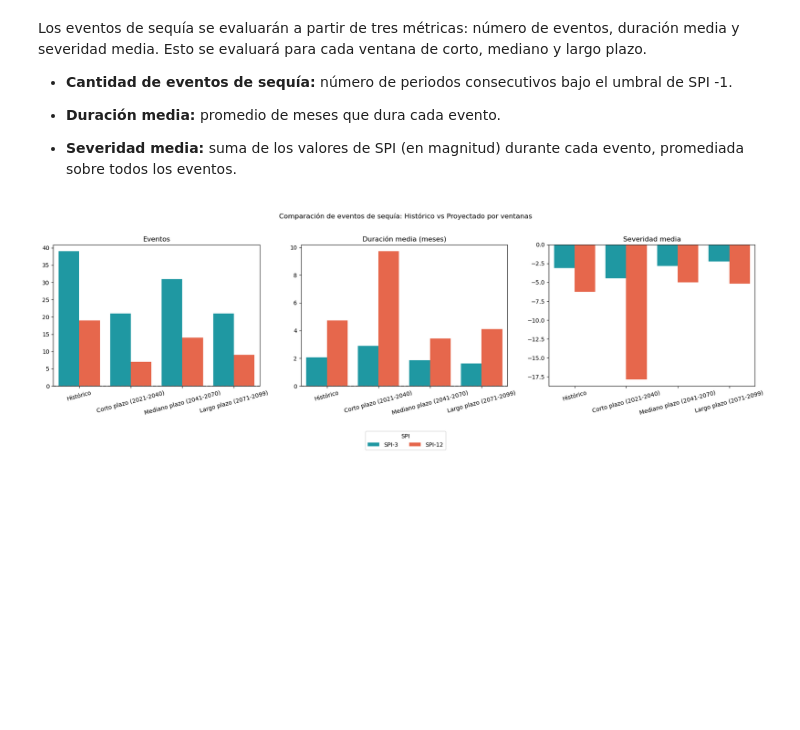
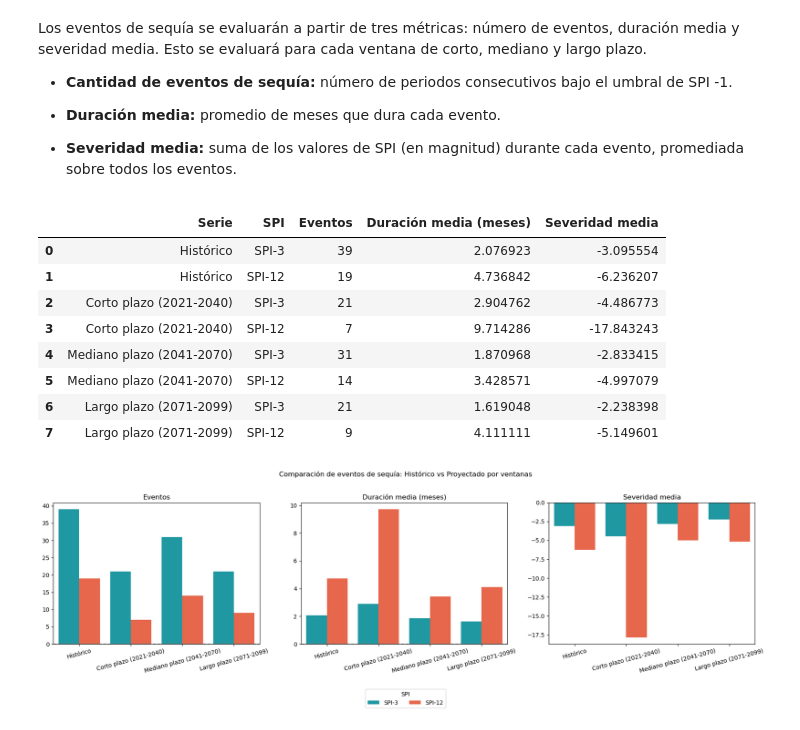
Before and after one commit to aliciagali-s/proyectoFinalPython_AG, a Jupyter notebook: proyecto_final_AliciaGali.ipynb, the cells around one changed output. Cells and saved outputs as stored; diff of their text form; code cells hidden in the pictures; blank space fills up the shorter version.

```diff
--- a/proyecto_final_AliciaGali.ipynb
+++ b/proyecto_final_AliciaGali.ipynb
@@ -557,35 +610,45 @@ def eventos_sequia(spi_series, umbral=-1.0): # se considera que un evento corres
 resumen_sequia = []
 
 # Para el histórico
 for spi in ['SPI-3', 'SPI-12']:
     n, dur, sev = eventos_sequia(historico[spi])
     resumen_sequia.append({
         'Serie': 'Histórico',
         'SPI': spi,
         'Eventos': n,
         'Duración media (meses)': dur,
         'Severidad media': sev
     })
 
 # Para el proyectado por ventana
 for ventana, (inicio, fin) in ventanas.items():
     mask = (proyectado.index.year >= inicio) & (proyectado.index.year <= fin)
     subset = proyectado.loc[mask]
     for spi in ['SPI-3', 'SPI-12']:
         n, dur, sev = eventos_sequia(subset[spi])
         resumen_sequia.append({
             'Serie': ventana,
             'SPI': spi,
             'Eventos': n,
             'Duración media (meses)': dur,
             'Severidad media': sev
         })
 
 resumen_sequia_df = pd.DataFrame(resumen_sequia)
-resumen_sequia_df
 
 # Exportamos el df con el resumen de análisis de sequías en caso de que quieran visualizarle en una planilla
-resumen_sequia_df.to_csv('resumen_sequia.csv', sep=';')
+resumen_sequia_df.to_csv('resultados/resumen_sequia.csv', sep=';')
+resumen_sequia_df
+# %% [output]
+|  | Serie | SPI | Eventos | Duración media (meses) | Severidad media |
+| 0 | Histórico | SPI-3 | 39 | 2.076923 | -3.095554 |
+| 1 | Histórico | SPI-12 | 19 | 4.736842 | -6.236207 |
+| 2 | Corto plazo (2021-2040) | SPI-3 | 21 | 2.904762 | -4.486773 |
+| 3 | Corto plazo (2021-2040) | SPI-12 | 7 | 9.714286 | -17.843243 |
+| 4 | Mediano plazo (2041-2070) | SPI-3 | 31 | 1.870968 | -2.833415 |
+| 5 | Mediano plazo (2041-2070) | SPI-12 | 14 | 3.428571 | -4.997079 |
+| 6 | Largo plazo (2071-2099) | SPI-3 | 21 | 1.619048 | -2.238398 |
+| 7 | Largo plazo (2071-2099) | SPI-12 | 9 | 4.111111 | -5.149601 |
 # %%
 df_plot = resumen_sequia_df.melt(
     id_vars=['Serie', 'SPI'],
```
Also changed, not shown: parts of 13 cells of this notebook, 9 other files.
